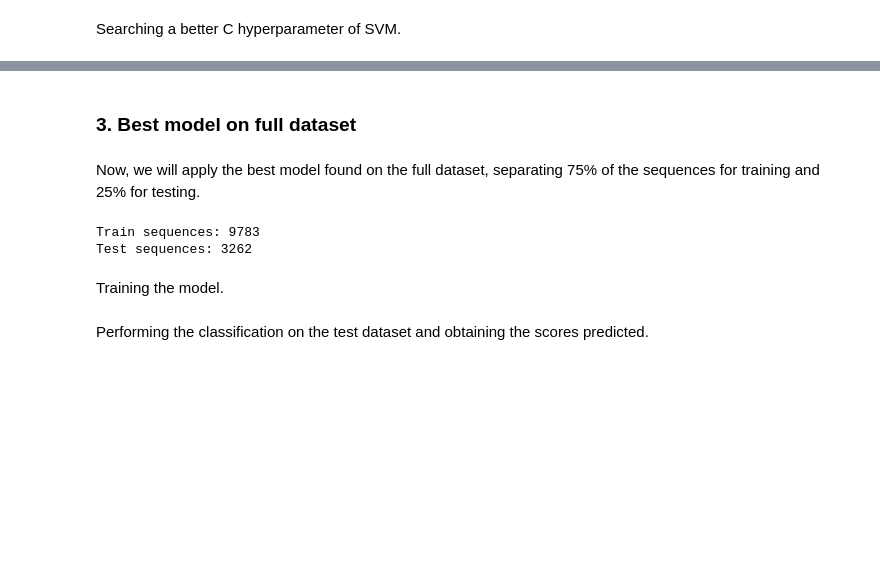
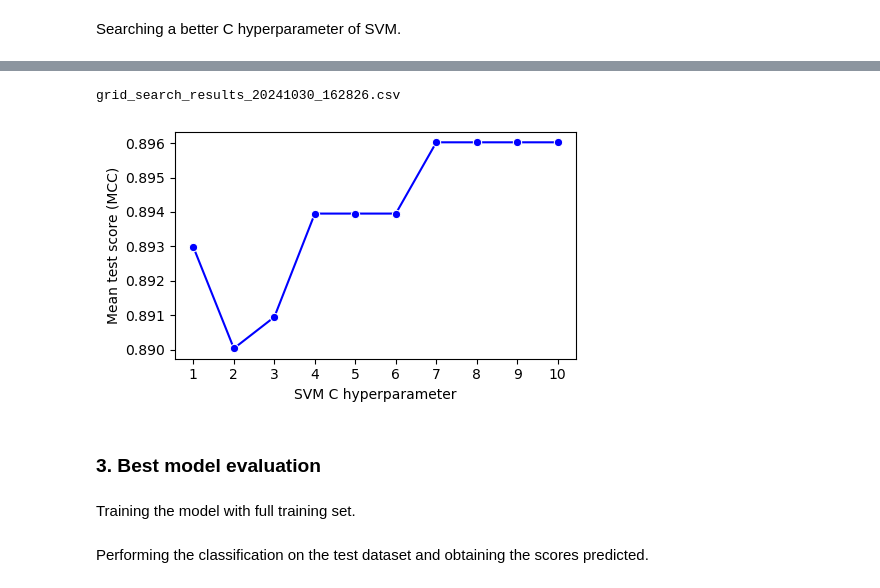
Before and after one commit to denilsonfbar/EPB-24, a Jupyter notebook: AMP_peptides_classification.ipynb, the cells around one changed output, grey strips where cells are left out. Saved outputs shown, nothing was run; the diff lists cells and outputs as text; code cells hidden in the pictures; blank space fills up the shorter version.

```diff
--- a/AMP_peptides_classification.ipynb
+++ b/AMP_peptides_classification.ipynb
@@ -407,0 +390,33 @@ MCC score of the best model in test dataset: 0.8945488356335536
+# %%
+# create a support vector classifier with the kernel
+clf = SVC(kernel=subsequence_kernel)
+
+# set parameters for grid search
+param_grid = {
+    'kernel__maxlen': [4],
+    'kernel__ssk_lambda': [1.4],
+    'C': [1, 2, 3, 4, 5, 6, 7, 8, 9, 10]
+}
+
+mcc_scorer = make_scorer(matthews_corrcoef)
+
+# create the GridSearchCV object
+grid_search = GridSearchCV(estimator=clf,
+                           param_grid=param_grid,
+                           scoring=mcc_scorer,
+                           cv=10,
+                           n_jobs=-1,
+                           verbose=3)
+
+# fit the model to the training data
+grid_search.fit(X_train_sampled, y_train_sampled)
+
+# get the best parameters
+best_params = grid_search.best_params_
+print("\nBest parameters:", best_params)
+
+# save all grid search results to a CSV file with current date and time
+current_time = datetime.now().strftime("%Y%m%d_%H%M%S")
+filename_grid_4 = f'grid_search_results_{current_time}.csv'
+results_df = pd.DataFrame(grid_search.cv_results_)
+results_df.to_csv(filename_grid_4, index=False)
@@ -408,18 +441,20 @@ MCC score of the best model in test dataset: 0.8945488356335536
+# %%
+print(filename_grid_4)
+grid_4_results_df = pd.read_csv(filename_grid_4)
+
+plt.figure(figsize=(5, 3))
+sns.lineplot(x='param_C', y='mean_test_score', data=grid_4_results_df, marker='o', color='b')
+plt.xticks(ticks=grid_4_results_df['param_C'].unique())
+plt.xlabel('SVM C hyperparameter')
+plt.ylabel('Mean test score (MCC)')
+plt.tight_layout()
+plt.show()
+# %% [output]
+grid_search_results_20241030_162826.csv
+[figure, added]
 # %% [markdown]
-### 3. Best model on full dataset
+### 3. Best model evaluation
-# %% [markdown]
-Now, we will apply the best model found on the full dataset, separating 75% of the sequences for training and 25% for testing.
-# %%
-X_train, X_test, y_train, y_test = train_test_split(data_df['sequence'],
-                                                    data_df['label'],
-                                                    stratify=data_df['label'],
-                                                    random_state=random_seed)
-print('Train sequences:',len(X_train))
-print('Test sequences:',len(X_test))
-# %% [output]
-Train sequences: 9783
-Test sequences: 3262
 # %% [markdown]
-Training the model.
+Training the model with full training set.
 # %%
 # create a kernel
```
Also changed, not shown: parts of 25 cells of this notebook, 4 other files.
